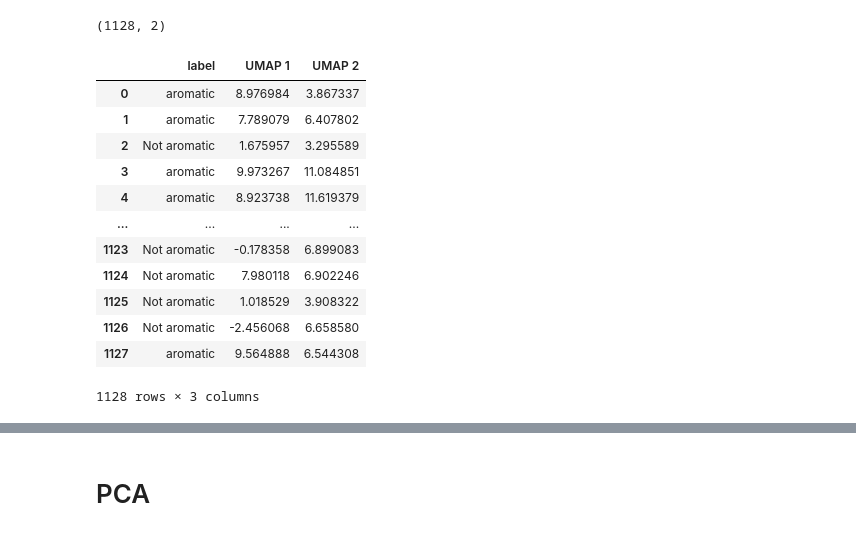
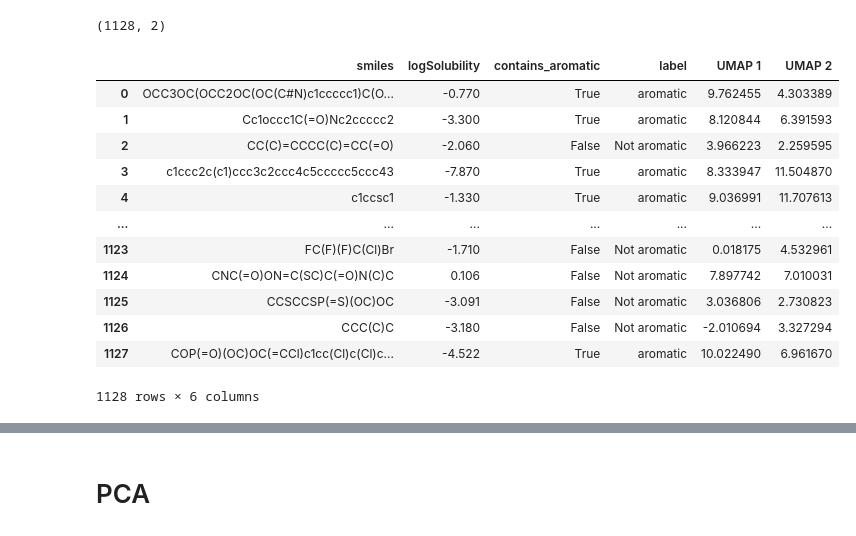
Before and after one commit to kspieks/cheminformatics_similarity, a Jupyter notebook: examples/visualize_chemical_space.ipynb, the cells around one changed output, grey strips where cells are left out. Saved outputs shown, nothing was run; the diff lists cells and outputs as text; code cells hidden in the pictures.

```diff
--- a/examples/visualize_chemical_space.ipynb
+++ b/examples/visualize_chemical_space.ipynb
@@ -224,6 +239,7 @@ umap_model = umap.UMAP(metric='jaccard',
                        n_components=2,
                        low_memory=False,
                        min_dist=0.001,
+                       random_state=42,
                       )
 # %%
 X_umap = umap_model.fit_transform(X)
@@ -231,24 +247,22 @@ X_umap.shape
 # %% [output]
 (1128, 2)
 # %%
-df_chemical_space = pd.DataFrame({'label': df.label.values,
-                                  'UMAP 1': X_umap[:, 0],
-                                  'UMAP 2': X_umap[:, 1],
-                                 })
-df_chemical_space
+df['UMAP 1'] = X_umap[:, 0]
+df['UMAP 2'] = X_umap[:, 1]
+df
 # %% [output]
-|  | label | UMAP 1 | UMAP 2 |
-| 0 | aromatic | 8.976984 | 3.867337 |
-| 1 | aromatic | 7.789079 | 6.407802 |
-| 2 | Not aromatic | 1.675957 | 3.295589 |
-| 3 | aromatic | 9.973267 | 11.084851 |
-| 4 | aromatic | 8.923738 | 11.619379 |
-| ... | ... | ... | ... |
-| 1123 | Not aromatic | -0.178358 | 6.899083 |
-| 1124 | Not aromatic | 7.980118 | 6.902246 |
-| 1125 | Not aromatic | 1.018529 | 3.908322 |
-| 1126 | Not aromatic | -2.456068 | 6.658580 |
-| 1127 | aromatic | 9.564888 | 6.544308 |
+|  | smiles | logSolubility | contains_aromatic | label | UMAP 1 | UMAP 2 |
+| 0 | OCC3OC(OCC2OC(OC(C#N)c1ccccc1)C(O... | -0.770 | True | aromatic | 9.762455 | 4.303389 |
+| 1 | Cc1occc1C(=O)Nc2ccccc2 | -3.300 | True | aromatic | 8.120844 | 6.391593 |
+| 2 | CC(C)=CCCC(C)=CC(=O) | -2.060 | False | Not aromatic | 3.966223 | 2.259595 |
+| 3 | c1ccc2c(c1)ccc3c2ccc4c5ccccc5ccc43 | -7.870 | True | aromatic | 8.333947 | 11.504870 |
+| 4 | c1ccsc1 | -1.330 | True | aromatic | 9.036991 | 11.707613 |
+| ... | ... | ... | ... | ... | ... | ... |
+| 1123 | FC(F)(F)C(Cl)Br | -1.710 | False | Not aromatic | 0.018175 | 4.532961 |
+| 1124 | CNC(=O)ON=C(SC)C(=O)N(C)C | 0.106 | False | Not aromatic | 7.897742 | 7.010031 |
+| 1125 | CCSCCSP(=S)(OC)OC | -3.091 | False | Not aromatic | 3.036806 | 2.730823 |
+| 1126 | CCC(C)C | -3.180 | False | Not aromatic | -2.010694 | 3.327294 |
+| 1127 | COP(=O)(OC)OC(=CCl)c1cc(Cl)c(Cl)c... | -4.522 | True | aromatic | 10.022490 | 6.961670 |
-1128 rows × 3 columns
+1128 rows × 6 columns
 # %%
 method = 'UMAP'
```
Also changed, not shown: parts of 18 cells of this notebook.
